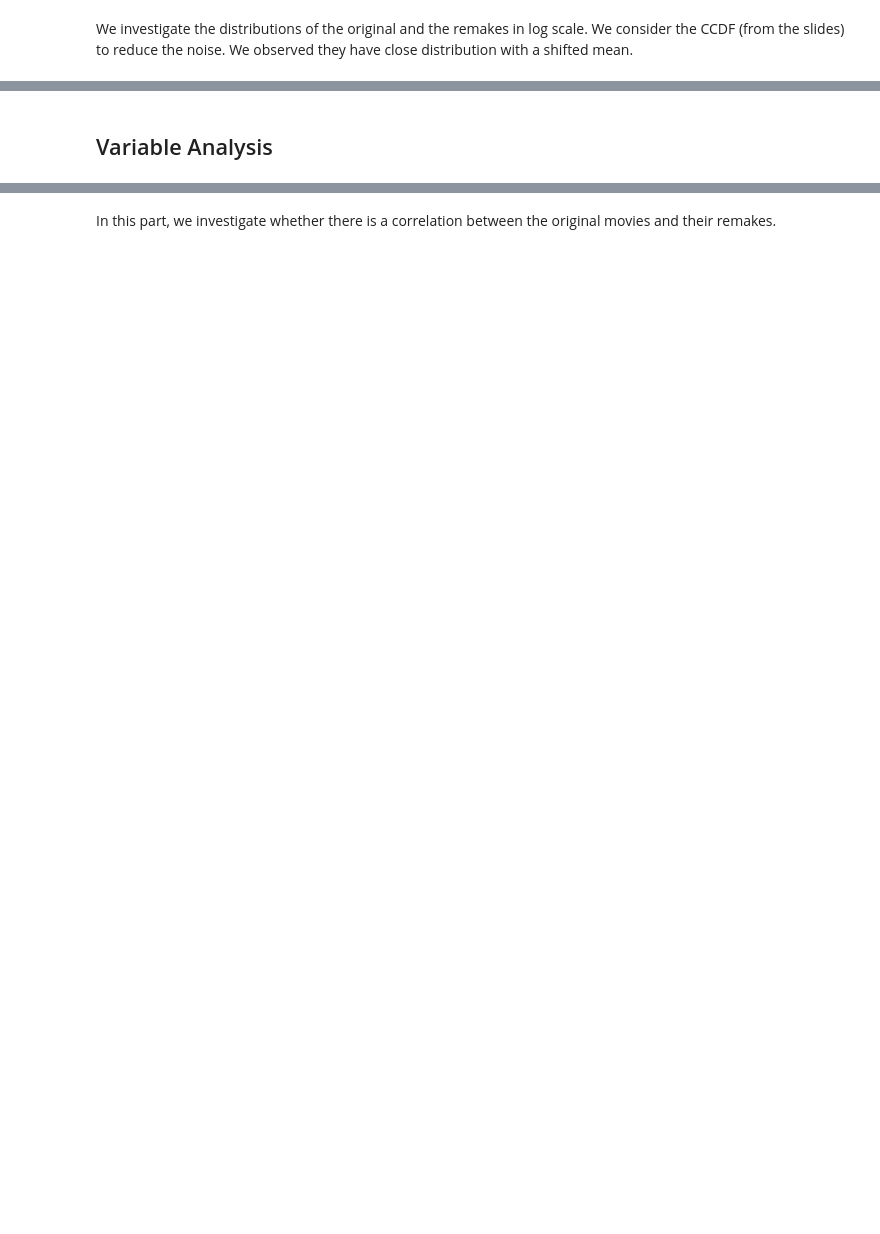
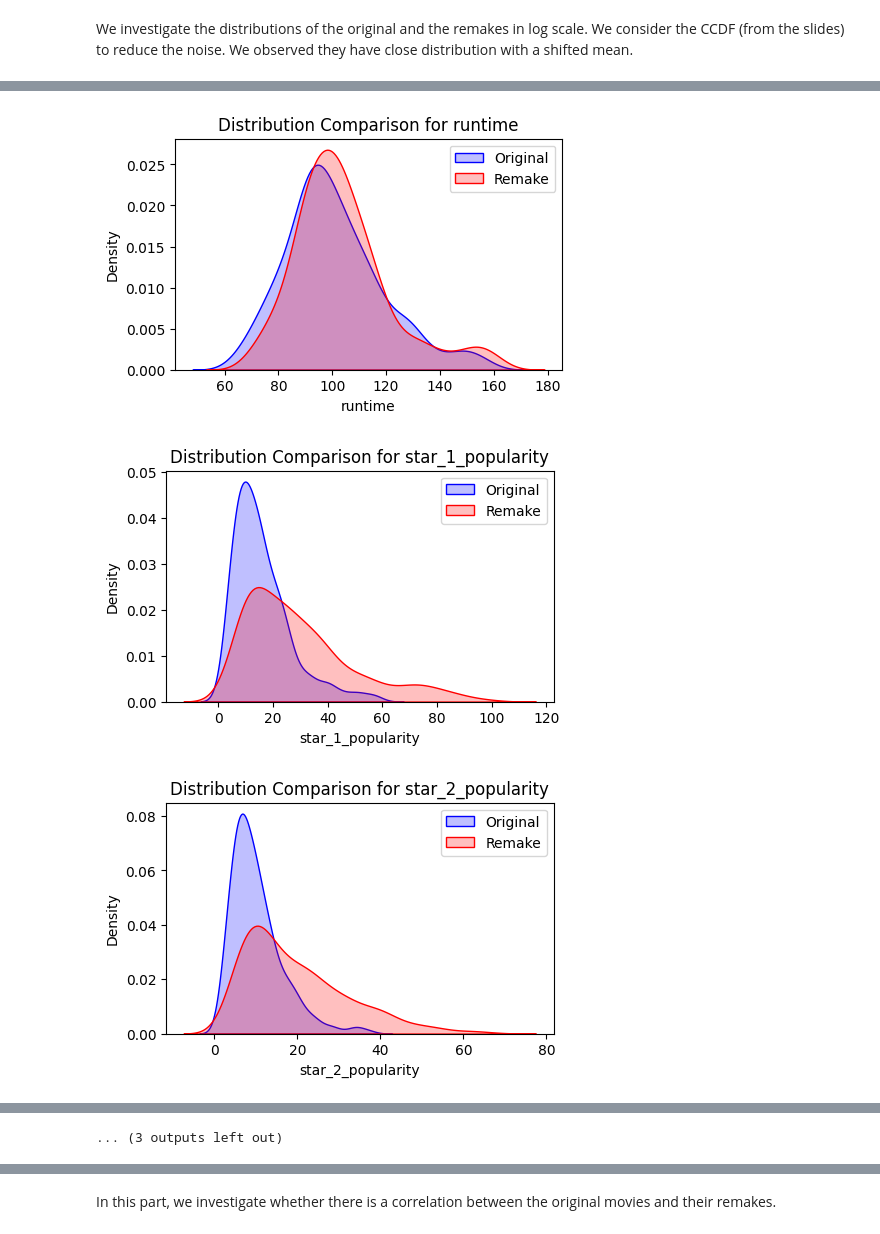
Before and after one commit to epfl-ada/ada-2024-project-madayam, a Jupyter notebook: result_methods.ipynb, the cells around one changed output, grey strips where cells are left out. Cells and saved outputs as stored; diff of their text form; code cells hidden in the pictures; blank space fills up the shorter version.

Commit message:
update remakes vs originals analysis

```diff
--- a/result_methods.ipynb
+++ b/result_methods.ipynb
@@ -30,7 +30,7 @@ from ada_config.config import CONFIG
 # load movie metadata
 
 # Load movie metadata
-df_movies = pd.read_csv(CONFIG["data_path"] / "enrich_movie_data2.csv")
+df_movies = pd.read_csv(CONFIG["data_path"] / "MovieVerse.csv")
 
 # Load charachter metadata
 df_chars  = pd.read_csv(CONFIG["cmu_path"] / "character_metadata.csv")
@@ -122,3 +84,26 @@ plt.show()
+# %%
+def get_filtered_data(column_name):
+
+    original = original_df[column_name].dropna()
+    remakes = remakes_df[column_name].dropna()
+
+    original_log = np.log(original)
+    remakes_log = np.log(remakes)
+
+    # filter outliers with 95% confidence interval
+    original_log_mean = original_log.mean()
+    original_log_std = remakes_log.std()
+
+    remakes_log_mean = remakes_log.mean()
+    remakes_log_std = remakes_log.std()
+
+    original_log_filtered = original_log[(original_log > original_log_mean - 2 * original_log_std) & (original_log < original_log_mean + 2 * original_log_std)]
+    remakes_log_filtered = remakes_log[(remakes_log > remakes_log_mean - 2 * remakes_log_std) & (remakes_log < remakes_log_mean + 2 * remakes_log_std)]
+
+    original_filtered = np.exp(original_log_filtered)
+    remakes_filtered = np.exp(remakes_log_filtered)
+
+    return original_filtered, remakes_filtered
 # %% [markdown]
 ## Distribution analysis
 # %% [markdown]
@@ -267,2 +185,24 @@ plt.show()
-# %% [markdown]
-## Variable Analysis
+# %%
+p_values = {}
+for column in numerical_columns:
+    original_, remakes_ = get_filtered_data(column)
+    test = ks_2samp(original_, remakes_)
+    p_values[column] = test.pvalue
+
+
+
+    plt.figure(figsize=(5, 3))
+    sns.kdeplot(original_, label='Original', fill=True, color='blue')
+    sns.kdeplot(remakes_, label='Remake', fill=True, color='red')
+
+    plt.title(f'Distribution Comparison for {column}')
+    plt.xlabel(column)
+    plt.ylabel('Density')
+    plt.legend()
+    plt.show()
+
+print(p_values)
+# %% [output]
+[figure, added]
+[figure, added]
+[figure, added]
@@ -268,0 +218 @@ plt.show()
+... (3 outputs left out)
```
Also changed, not shown: parts of 30 cells of this notebook.
